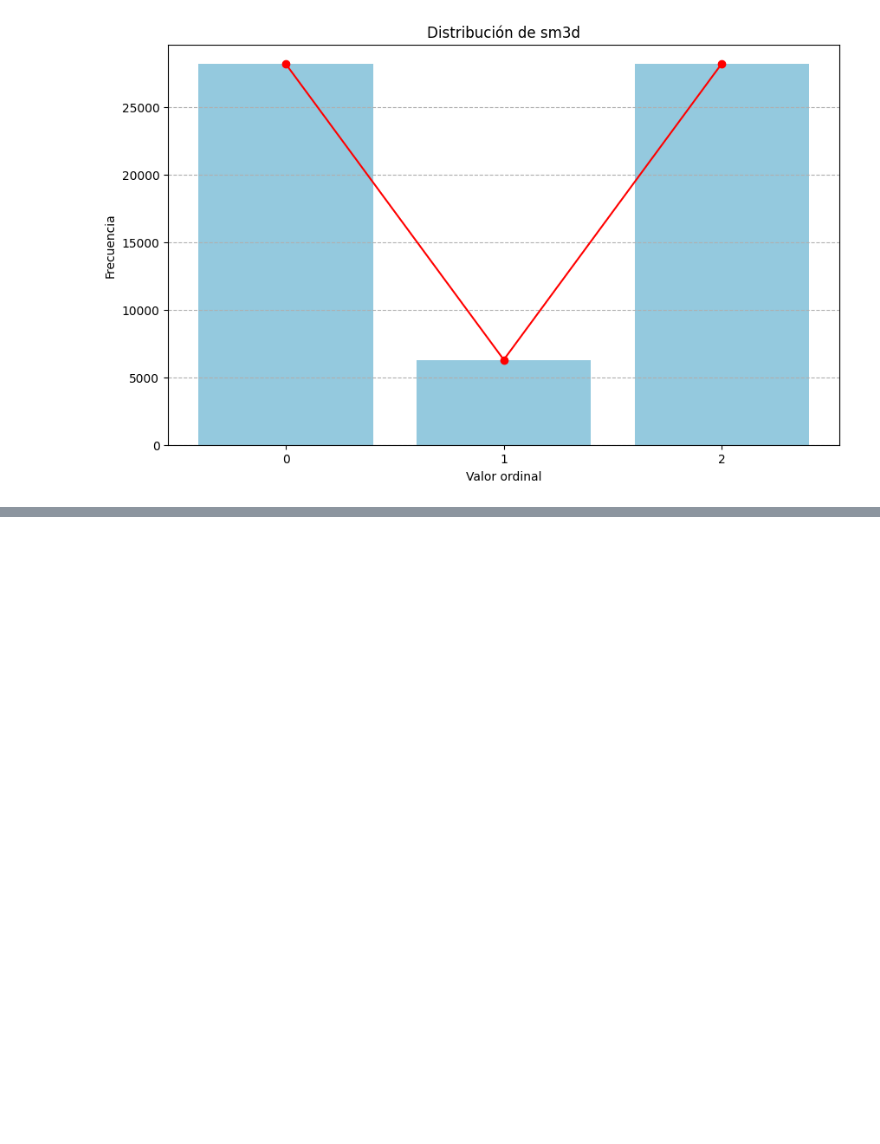
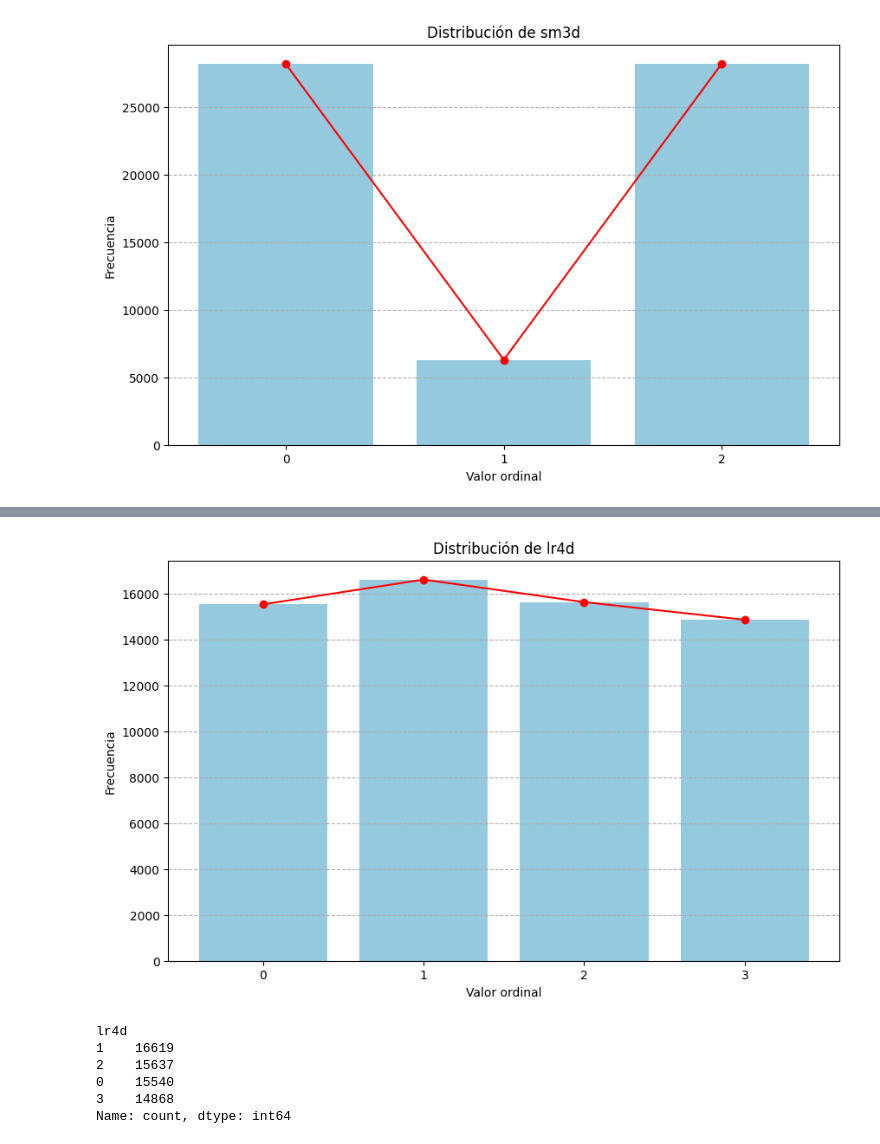
Before and after one commit to JosBerGon34/4GA.DataScience, a Jupyter notebook: src/PASO5/P5.1-FeatureEngineering.ipynb, the cells around one changed output, grey strips where cells are left out. Cells and saved outputs as stored; diff of their text form; code cells hidden in the pictures; blank space fills up the shorter version.

```diff
--- a/src/PASO5/P5.1-FeatureEngineering.ipynb
+++ b/src/PASO5/P5.1-FeatureEngineering.ipynb
@@ -514,3 +514,27 @@ df1 = ord10to3MidDense(df1, 'satisf_media', 'sm3d')
 visdist(df1, 'sm3d')
 # %% [output]
 [figure]
+# %%
+def ord10to4MidDense(df, columna, nombre_nueva_columna):
+    serie = df[columna]
+    # Calcular terciles
+    t1 = serie.quantile(1/3)
+    t2 = serie.quantile(2/3)
+
+    # Calcular densidad en el punto medio
+    densidad_medio = serie.between(t1, t2).mean()
+
+    def asignar_categoria(valor):
+        if valor < t1:
+            return 0  # Categoría inferior
+        elif valor > t2:
+            return 3  # Categoría superior
+        else:  # Valor cerca del punto medio
+            if np.random.rand() < densidad_medio:
+                return 1  # Categoría central inferior
+            else:
+                return 2  # Categoría central superior
+
+    df[nombre_nueva_columna] = serie.apply(asignar_categoria)
+    return df
+ord10to4MidDense(df1,'satisf_media','sm4d')
@@ -516,0 +563,12 @@ visdist(df1, 'sm3d')
+# %%
+ord10to4MidDense(df1, 'lrscale', 'lr4d')
+visdist(df1, 'lr4d')
+df1['lr4d'].value_counts()
+# %% [output]
+[figure, added]
+lr4d
+1    16619
+2    15637
+0    15540
+3    14868
+Name: count, dtype: int64
```
Also changed, not shown: parts of 10 cells of this notebook, 1 other file.
